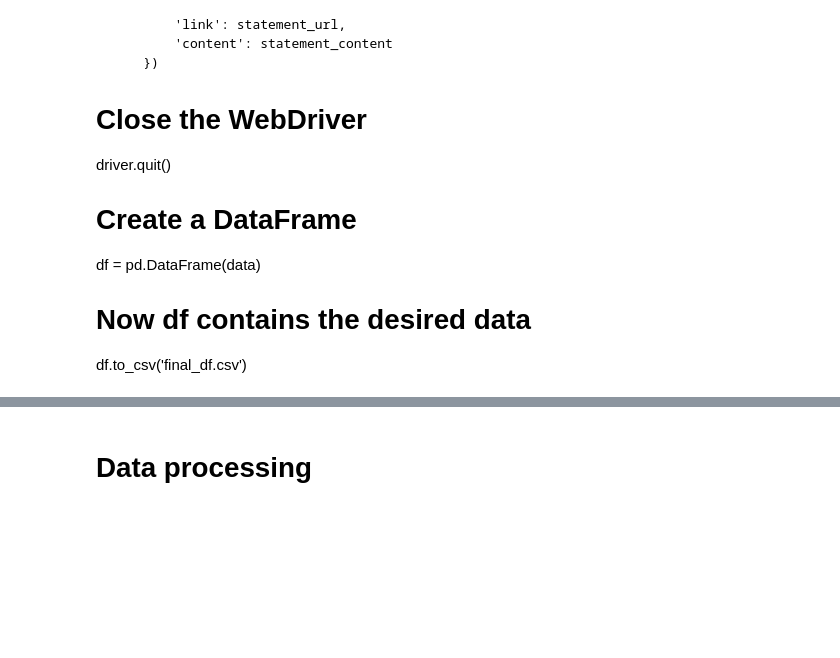
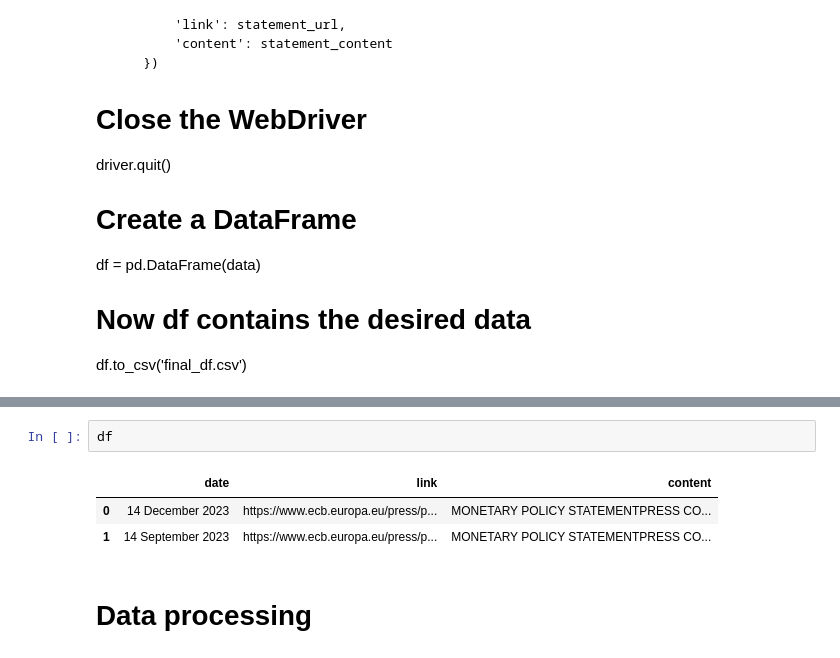
Before and after one commit to zgcharaf/ECB-similarity-NLP, a Jupyter notebook: 2_MODELLING/2_MODELLING-main.ipynb, the cells around one changed output, grey strips where cells are left out. Saved outputs shown, nothing was run; the diff lists cells and outputs as text; blank space fills up the shorter version.

```diff
--- a/2_MODELLING/2_MODELLING-main.ipynb
+++ b/2_MODELLING/2_MODELLING-main.ipynb
@@ -119,3 +182,9 @@ df.to_csv('final_df.csv')
+# %%
+df
+# %% [output]
+|  | date | link | content |
+| 0 | 14 December 2023 | https://www.ecb.europa.eu/press/p... | MONETARY POLICY STATEMENTPRESS CO... |
+| 1 | 14 September 2023 | https://www.ecb.europa.eu/press/p... | MONETARY POLICY STATEMENTPRESS CO... |
 # %% [markdown]
 # Data processing
 # %%
```
Also changed, not shown: parts of 11 cells of this notebook, 1 other file.
